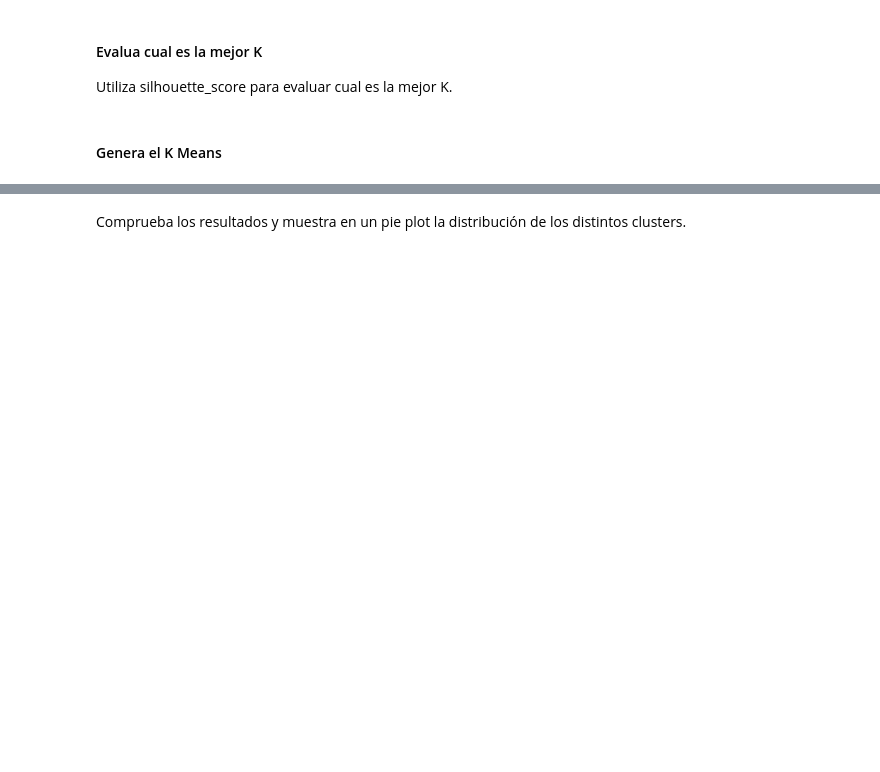
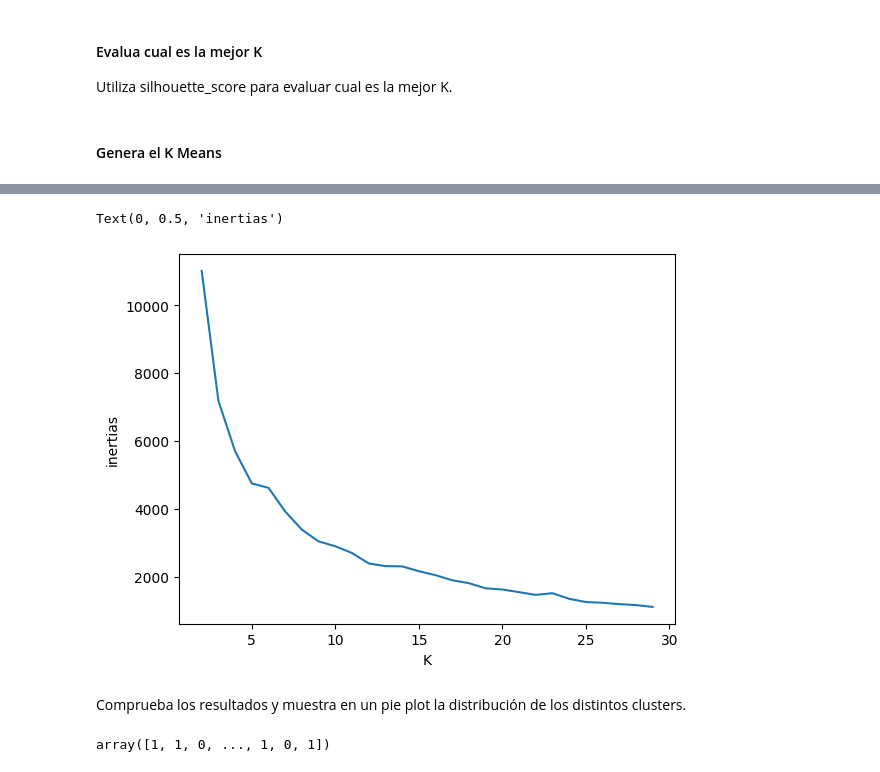
Before and after one commit to MNievas12/2503_dsft_thebridge, a Jupyter notebook: 3-Machine_Learning/2-No_Supervisado/1-Clustering/Practica/EJER_1_kmeans_drugs_review.ipynb, the cells around one changed output, grey strips where cells are left out. Cells and saved outputs as stored; diff of their text form; code cells hidden in the pictures; blank space fills up the shorter version.

```diff
--- a/3-Machine_Learning/2-No_Supervisado/1-Clustering/Practica/EJER_1_kmeans_drugs_review.ipynb
+++ b/3-Machine_Learning/2-No_Supervisado/1-Clustering/Practica/EJER_1_kmeans_drugs_review.ipynb
@@ -31,0 +209,10 @@ Transforma las columnas categoricas a numericas mediante dummies
+# %%
+my_sideEffects = {
+    "No Side Effects": 0,
+    "Mild Side Effects": 1,
+    "Moderate Side Effects": 2,
+    "Severe Side Effects": 3,
+    "Extremely Severe Side Effects": 4
+}
+
+df['sideEffects_int'] = df['sideEffects'].map(my_sideEffects)
@@ -38,2 +302,15 @@ Utiliza silhouette_score para evaluar cual es la mejor K.
+# %%
+inertias = [model.inertia_ for model in km_list]
+plt.plot(range(2,30), inertias)
+plt.xlabel("K")
+plt.ylabel("inertias")
+# %% [output]
+Text(0, 0.5, 'inertias')
+[figure, added]
 # %% [markdown]
 Comprueba los resultados y muestra en un pie plot la distribución de los distintos clusters.
+# %%
+kmeans = KMeans(n_clusters=2, n_init='auto').fit(X)
+kmeans.labels_
+# %% [output]
+array([1, 1, 0, ..., 1, 0, 1])
```
Also changed, not shown: parts of 34 cells of this notebook, 1 other file.
